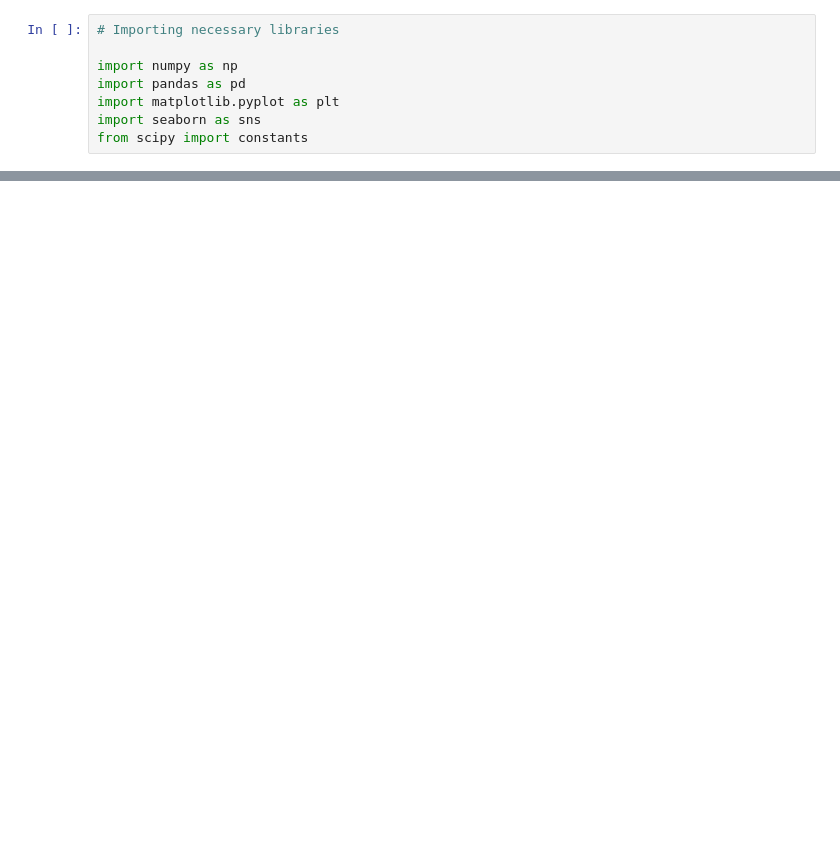
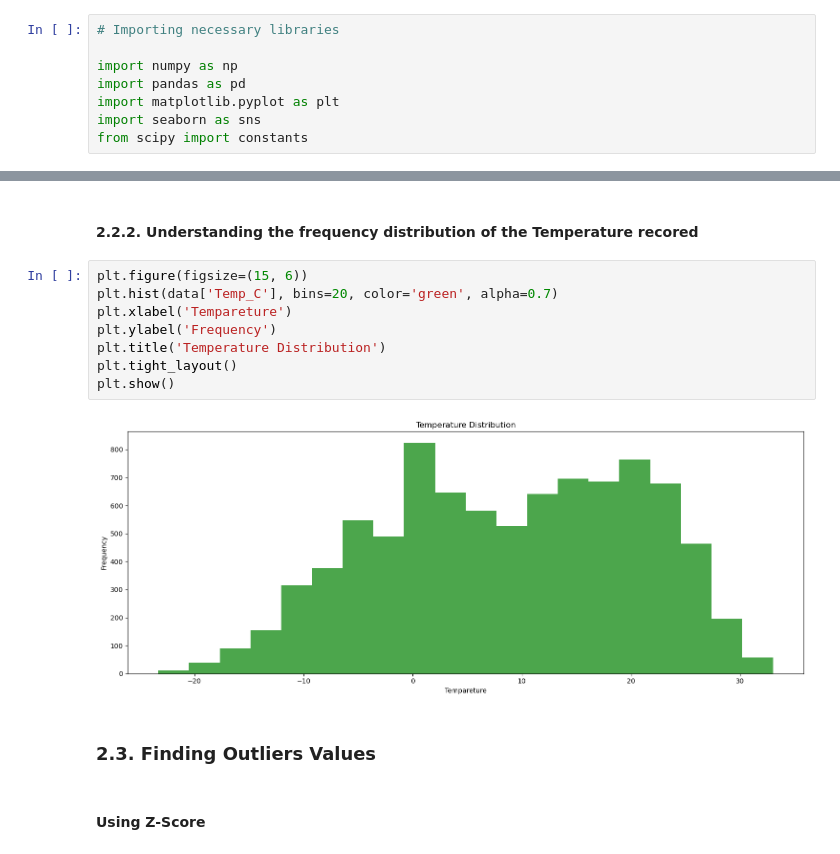
Before and after one commit to thamsonantony/SP24BUAN651FO-Intro-to-Data-and-Programming-Final-Project, a Jupyter notebook: arockiasamyt_final_project/arockiasamyt_final_project.ipynb, the cells around one changed output, grey strips where cells are left out. Drawn from its saved outputs; the diff is of its cells as text; blank space fills up the shorter version.

```diff
--- a/arockiasamyt_final_project/arockiasamyt_final_project.ipynb
+++ b/arockiasamyt_final_project/arockiasamyt_final_project.ipynb
@@ -70,0 +182,16 @@ plt.show()
+# %% [markdown]
+#### 2.2.2. Understanding the frequency distribution of the Temperature recored
+# %%
+plt.figure(figsize=(15, 6))
+plt.hist(data['Temp_C'], bins=20, color='green', alpha=0.7)
+plt.xlabel('Tempareture')
+plt.ylabel('Frequency')
+plt.title('Temperature Distribution')
+plt.tight_layout()
+plt.show()
+# %% [output]
+[figure, added]
+# %% [markdown]
+### 2.3. Finding Outliers Values
+# %% [markdown]
+<H4> Using Z-Score
```
Also changed, not shown: parts of 68 cells of this notebook, 1 other file.
